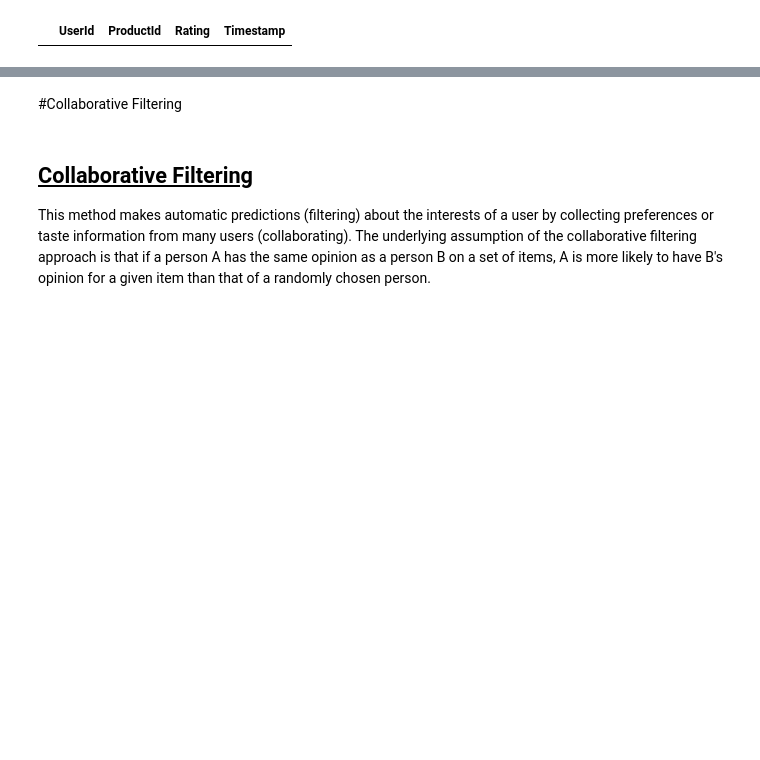
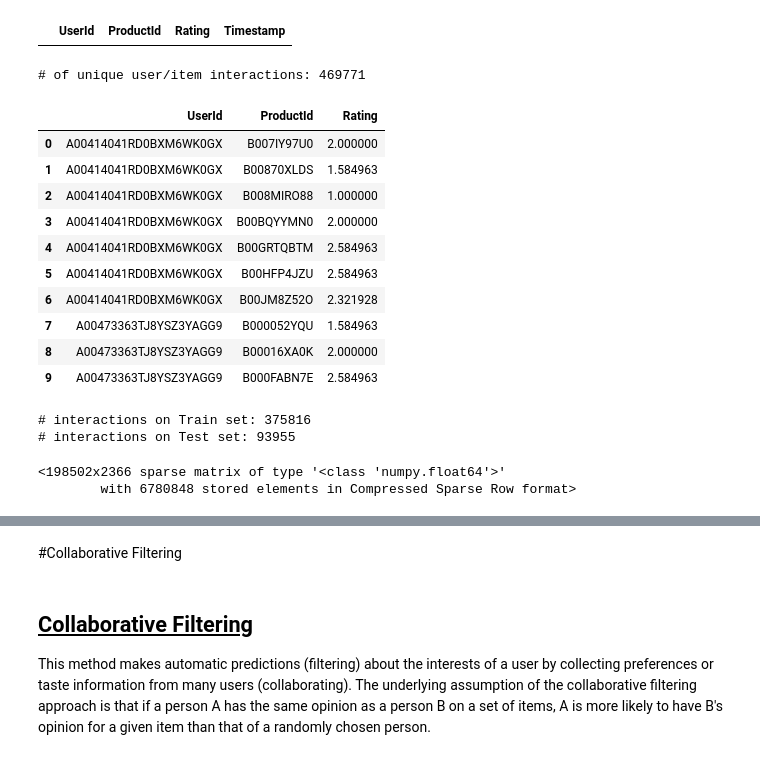
Before and after one commit to kronze1996/Product-Recommendation-Engine, a Jupyter notebook: Kartikey_Sharma_Product_Recommendation_Engine_Capstone_Project_4.ipynb, the cells around one changed output, grey strips where cells are left out. Saved outputs shown, nothing was run; the diff lists cells and outputs as text; code cells hidden in the pictures; blank space fills up the shorter version.

```diff
--- a/Kartikey_Sharma_Product_Recommendation_Engine_Capstone_Project_4.ipynb
+++ b/Kartikey_Sharma_Product_Recommendation_Engine_Capstone_Project_4.ipynb
@@ -219,6 +241,0 @@ review_df['asin']
-# %%
-# Day_df=review_df['overall'].value_counts().reset_index()
-x=list(dfNew['asin'])
-y=list(dfNew['overallScore'])
-plt.plot(x,y)
-plt.show()
@@ -280,9 +287,6 @@ users_with_enough_interactions_df[users_with_enough_interactions_df['UserId']=='
 # %%
 print('# of interactions: %d' % len(df))
-interactions_from_selected_users_df = df.merge(users_with_enough_interactions_df,
-               how = 'right',
-               left_on = 'UserId',
-               right_on = 'UserId')
+interactions_from_selected_users_df = df.merge(users_with_enough_interactions_df,how = 'right',left_on = 'UserId',right_on = 'UserId')
 print('# of interactions from users with at least 5 interactions: %d' % len(interactions_from_selected_users_df))
 # %% [output]
 # of interactions: 2023070
@@ -305,3 +309,38 @@ interactions_from_selected_users_df.head(10)
 interactions_from_selected_users_df[interactions_from_selected_users_df['UserId']=='A27TKCMDYFCFOY']
 # %% [output]
 |  | UserId | ProductId | Rating | Timestamp |
+# %%
+import math
+def smooth_user_preference(x):
+    return math.log(1+x, 2)
+
+interactions_full_df = interactions_from_selected_users_df \
+                    .groupby(['UserId', 'ProductId'])['Rating'].sum() \
+                    .apply(smooth_user_preference).reset_index()
+print('# of unique user/item interactions: %d' % len(interactions_full_df))
+interactions_full_df.head(10)
+# %% [output]
+# of unique user/item interactions: 469771
+|  | UserId | ProductId | Rating |
+| 0 | A00414041RD0BXM6WK0GX | B007IY97U0 | 2.000000 |
+| 1 | A00414041RD0BXM6WK0GX | B00870XLDS | 1.584963 |
+| 2 | A00414041RD0BXM6WK0GX | B008MIRO88 | 1.000000 |
+| 3 | A00414041RD0BXM6WK0GX | B00BQYYMN0 | 2.000000 |
+| 4 | A00414041RD0BXM6WK0GX | B00GRTQBTM | 2.584963 |
+| 5 | A00414041RD0BXM6WK0GX | B00HFP4JZU | 2.584963 |
+| 6 | A00414041RD0BXM6WK0GX | B00JM8Z52O | 2.321928 |
+| 7 | A00473363TJ8YSZ3YAGG9 | B000052YQU | 1.584963 |
+| 8 | A00473363TJ8YSZ3YAGG9 | B00016XA0K | 2.000000 |
+| 9 | A00473363TJ8YSZ3YAGG9 | B000FABN7E | 2.584963 |
+# %%
+from sklearn.model_selection import train_test_split
+interactions_train_df, interactions_test_df = train_test_split(interactions_full_df,
+                                   stratify=interactions_full_df['UserId'],
+                                   test_size=0.20,
+                                   random_state=42)
+
+print('# interactions on Train set: %d' % len(interactions_train_df))
+print('# interactions on Test set: %d' % len(interactions_test_df))
+# %% [output]
+# interactions on Train set: 375816
+# interactions on Test set: 93955
@@ -307,0 +354,21 @@ interactions_from_selected_users_df[interactions_from_selected_users_df['UserId'
+# %%
+#Ignoring stopwords (words with no semantics) from English and Portuguese (as we have a corpus with mixed languages)
+from nltk.corpus import stopwords
+from sklearn.feature_extraction.text import TfidfVectorizer
+stopwords_list = stopwords.words('english')
+
+#Trains a model whose vectors size is 5000, composed by the main unigrams and bigrams found in the corpus, ignoring stopwords
+vectorizer = TfidfVectorizer(analyzer='word',
+                     ngram_range=(1, 2),
+                     min_df=0.003,
+                     max_df=0.5,
+                     max_features=5000,
+                     stop_words=stopwords_list)
+
+item_ids = review_df['asin'].tolist()
+tfidf_matrix = vectorizer.fit_transform(review_df['reviewText'] + "" + review_df['summary'])
+tfidf_feature_names = vectorizer.get_feature_names()
+tfidf_matrix
+# %% [output]
+<198502x2366 sparse matrix of type '<class 'numpy.float64'>'
+        with 6780848 stored elements in Compressed Sparse Row format>
```
Also changed, not shown: parts of 29 cells of this notebook.
